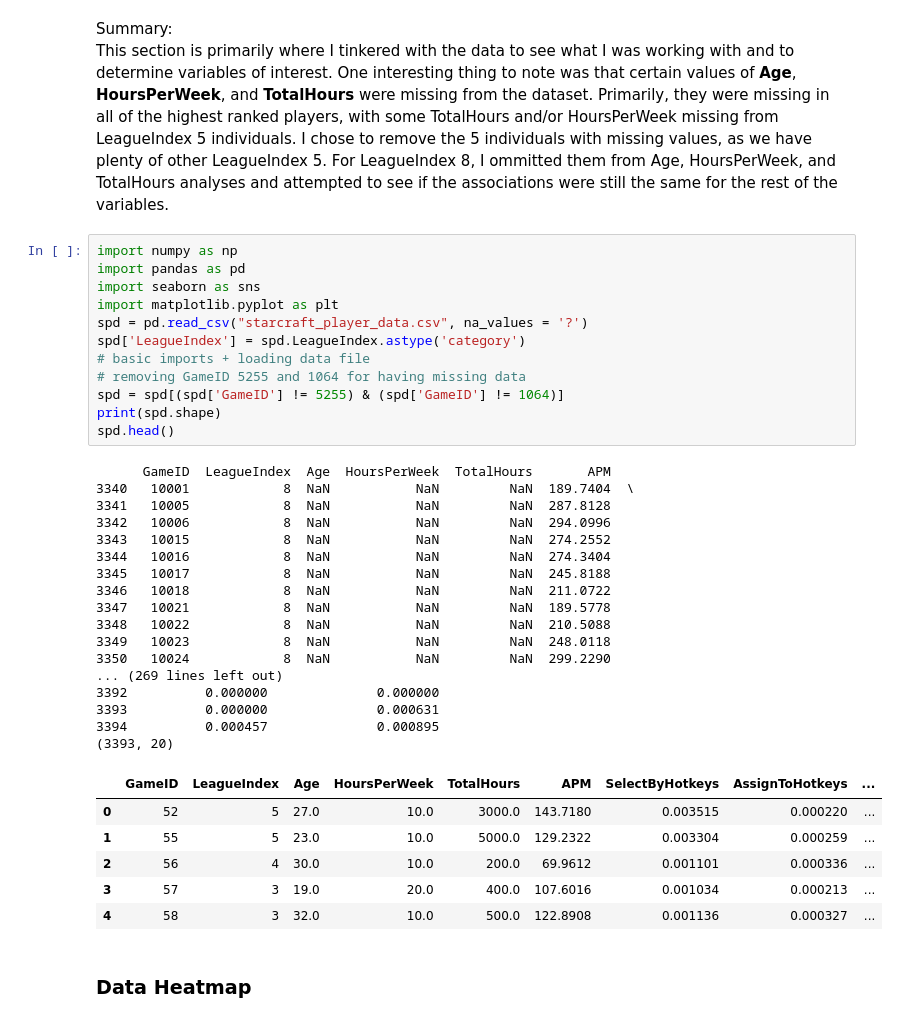
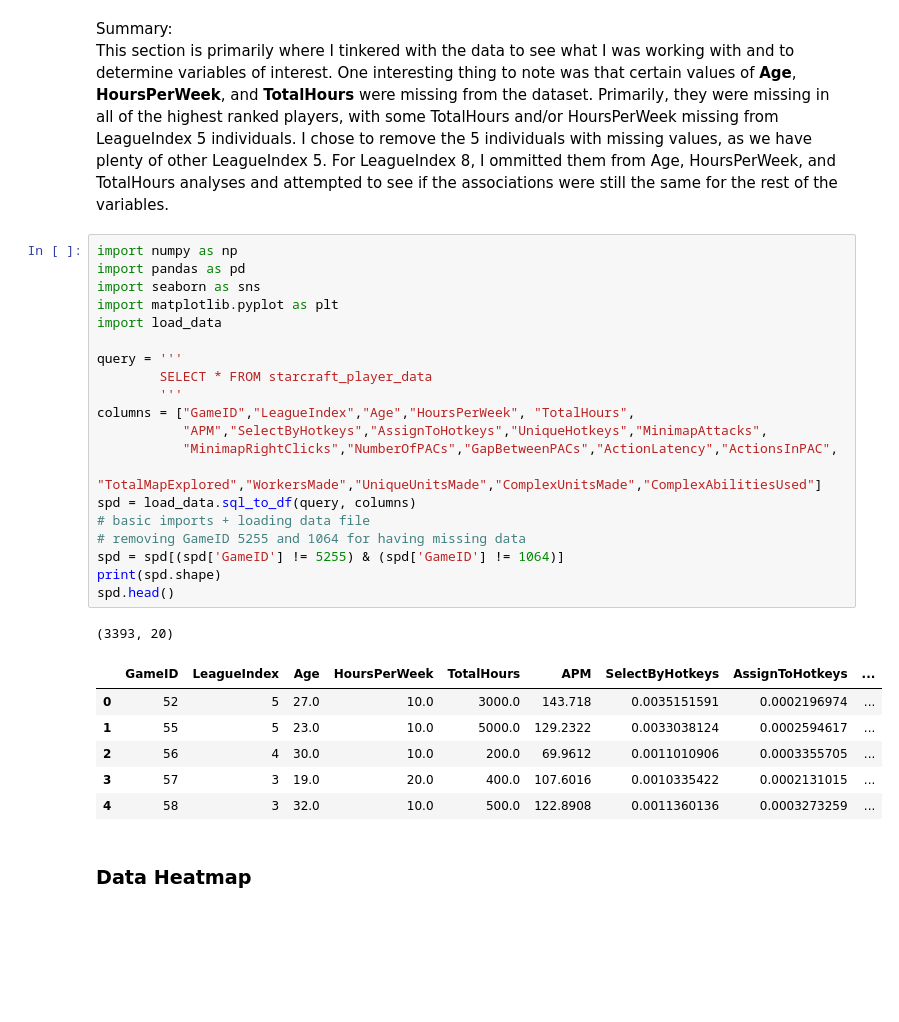
Before and after one commit to markylee/eg_ds_intern_assessment, a Jupyter notebook: starcraft_eda.ipynb, the cells around one changed output. Saved outputs shown, nothing was run; the diff lists cells and outputs as text; blank space fills up the shorter version.

```diff
--- a/starcraft_eda.ipynb
+++ b/starcraft_eda.ipynb
@@ -7,39 +7,31 @@ This section is primarily where I tinkered with the data to see what I was worki
 # %%
 import numpy as np
 import pandas as pd
 import seaborn as sns
 import matplotlib.pyplot as plt
-spd = pd.read_csv("starcraft_player_data.csv", na_values = '?')
-spd['LeagueIndex'] = spd.LeagueIndex.astype('category')
+import load_data
+
+query = '''
+        SELECT * FROM starcraft_player_data
+        '''
+columns = ["GameID","LeagueIndex","Age","HoursPerWeek", "TotalHours",
+           "APM","SelectByHotkeys","AssignToHotkeys","UniqueHotkeys","MinimapAttacks",
+           "MinimapRightClicks","NumberOfPACs","GapBetweenPACs","ActionLatency","ActionsInPAC",
+           "TotalMapExplored","WorkersMade","UniqueUnitsMade","ComplexUnitsMade","ComplexAbilitiesUsed"]
+spd = load_data.sql_to_df(query, columns)
 # basic imports + loading data file
 # removing GameID 5255 and 1064 for having missing data
 spd = spd[(spd['GameID'] != 5255) & (spd['GameID'] != 1064)]
 print(spd.shape)
 spd.head()
 # %% [output]
-      GameID  LeagueIndex  Age  HoursPerWeek  TotalHours       APM
-3340   10001            8  NaN           NaN         NaN  189.7404  \
-3341   10005            8  NaN           NaN         NaN  287.8128
-3342   10006            8  NaN           NaN         NaN  294.0996
-3343   10015            8  NaN           NaN         NaN  274.2552
-3344   10016            8  NaN           NaN         NaN  274.3404
-3345   10017            8  NaN           NaN         NaN  245.8188
-3346   10018            8  NaN           NaN         NaN  211.0722
-3347   10021            8  NaN           NaN         NaN  189.5778
-3348   10022            8  NaN           NaN         NaN  210.5088
-3349   10023            8  NaN           NaN         NaN  248.0118
-3350   10024            8  NaN           NaN         NaN  299.2290
-... (269 lines left out)
-3392          0.000000              0.000000
-3393          0.000000              0.000631
-3394          0.000457              0.000895
 (3393, 20)
 |  | GameID | LeagueIndex | Age | HoursPerWeek | TotalHours | APM | SelectByHotkeys | AssignToHotkeys | ... |
-| 0 | 52 | 5 | 27.0 | 10.0 | 3000.0 | 143.7180 | 0.003515 | 0.000220 | ... |
-| 1 | 55 | 5 | 23.0 | 10.0 | 5000.0 | 129.2322 | 0.003304 | 0.000259 | ... |
-| 2 | 56 | 4 | 30.0 | 10.0 | 200.0 | 69.9612 | 0.001101 | 0.000336 | ... |
-| 3 | 57 | 3 | 19.0 | 20.0 | 400.0 | 107.6016 | 0.001034 | 0.000213 | ... |
-| 4 | 58 | 3 | 32.0 | 10.0 | 500.0 | 122.8908 | 0.001136 | 0.000327 | ... |
+| 0 | 52 | 5 | 27.0 | 10.0 | 3000.0 | 143.718 | 0.0035151591 | 0.0002196974 | ... |
+| 1 | 55 | 5 | 23.0 | 10.0 | 5000.0 | 129.2322 | 0.0033038124 | 0.0002594617 | ... |
+| 2 | 56 | 4 | 30.0 | 10.0 | 200.0 | 69.9612 | 0.0011010906 | 0.0003355705 | ... |
+| 3 | 57 | 3 | 19.0 | 20.0 | 400.0 | 107.6016 | 0.0010335422 | 0.0002131015 | ... |
+| 4 | 58 | 3 | 32.0 | 10.0 | 500.0 | 122.8908 | 0.0011360136 | 0.0003273259 | ... |
 # %% [markdown]
 ### Data Heatmap
 # %%
```
Also changed, not shown: 1 other file.
